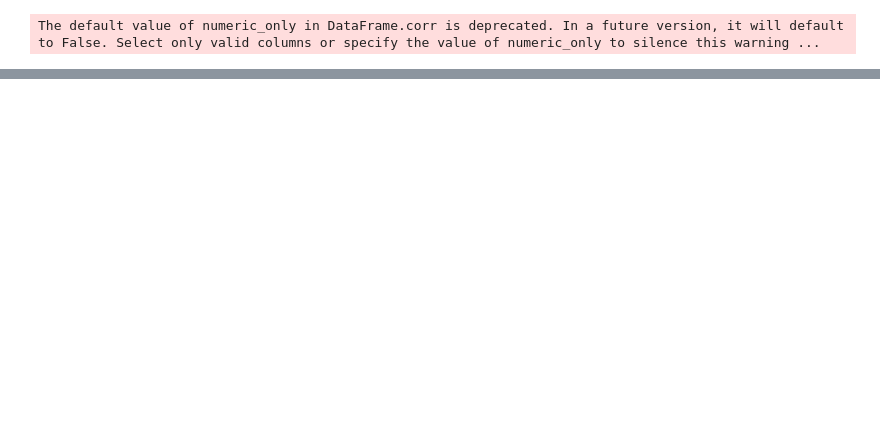
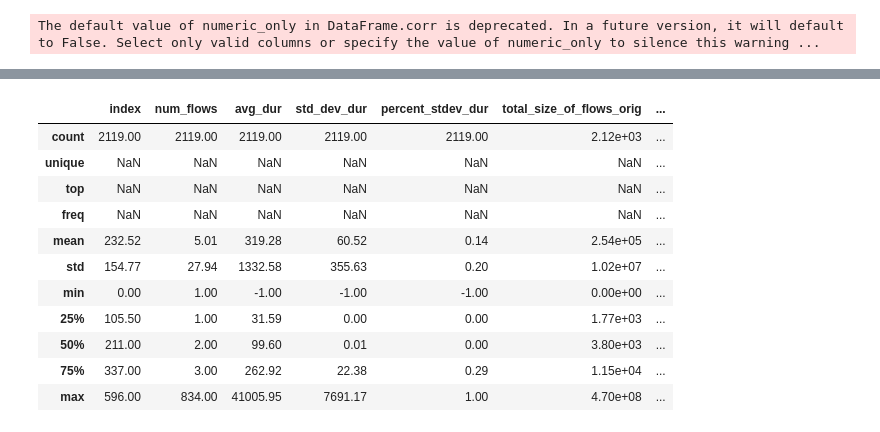
Before and after one commit to stratosphereips/ml-detectors-ctu-50, a Jupyter notebook: ctu-50-deteciton1.ipynb, the cells around one changed output, grey strips where cells are left out. Cells and saved outputs as stored; diff of their text form; code cells hidden in the pictures; blank space fills up the shorter version.

```diff
--- a/ctu-50-deteciton1.ipynb
+++ b/ctu-50-deteciton1.ipynb
@@ -180,0 +330,15 @@ The default value of numeric_only in DataFrame.corr is deprecated. In a future v
+# %%
+df_3.describe(include='all')
+# %% [output]
+|  | index | num_flows | avg_dur | std_dev_dur | percent_stdev_dur | total_size_of_flows_orig | ... |
+| count | 2119.00 | 2119.00 | 2119.00 | 2119.00 | 2119.00 | 2.12e+03 | ... |
+| unique | NaN | NaN | NaN | NaN | NaN | NaN | ... |
+| top | NaN | NaN | NaN | NaN | NaN | NaN | ... |
+| freq | NaN | NaN | NaN | NaN | NaN | NaN | ... |
+| mean | 232.52 | 5.01 | 319.28 | 60.52 | 0.14 | 2.54e+05 | ... |
+| std | 154.77 | 27.94 | 1332.58 | 355.63 | 0.20 | 1.02e+07 | ... |
+| min | 0.00 | 1.00 | -1.00 | -1.00 | -1.00 | 0.00e+00 | ... |
+| 25% | 105.50 | 1.00 | 31.59 | 0.00 | 0.00 | 1.77e+03 | ... |
+| 50% | 211.00 | 2.00 | 99.60 | 0.01 | 0.00 | 3.80e+03 | ... |
+| 75% | 337.00 | 3.00 | 262.92 | 22.38 | 0.29 | 1.15e+04 | ... |
+| max | 596.00 | 834.00 | 41005.95 | 7691.17 | 1.00 | 4.70e+08 | ... |
```
Also changed, not shown: parts of 36 cells of this notebook.
